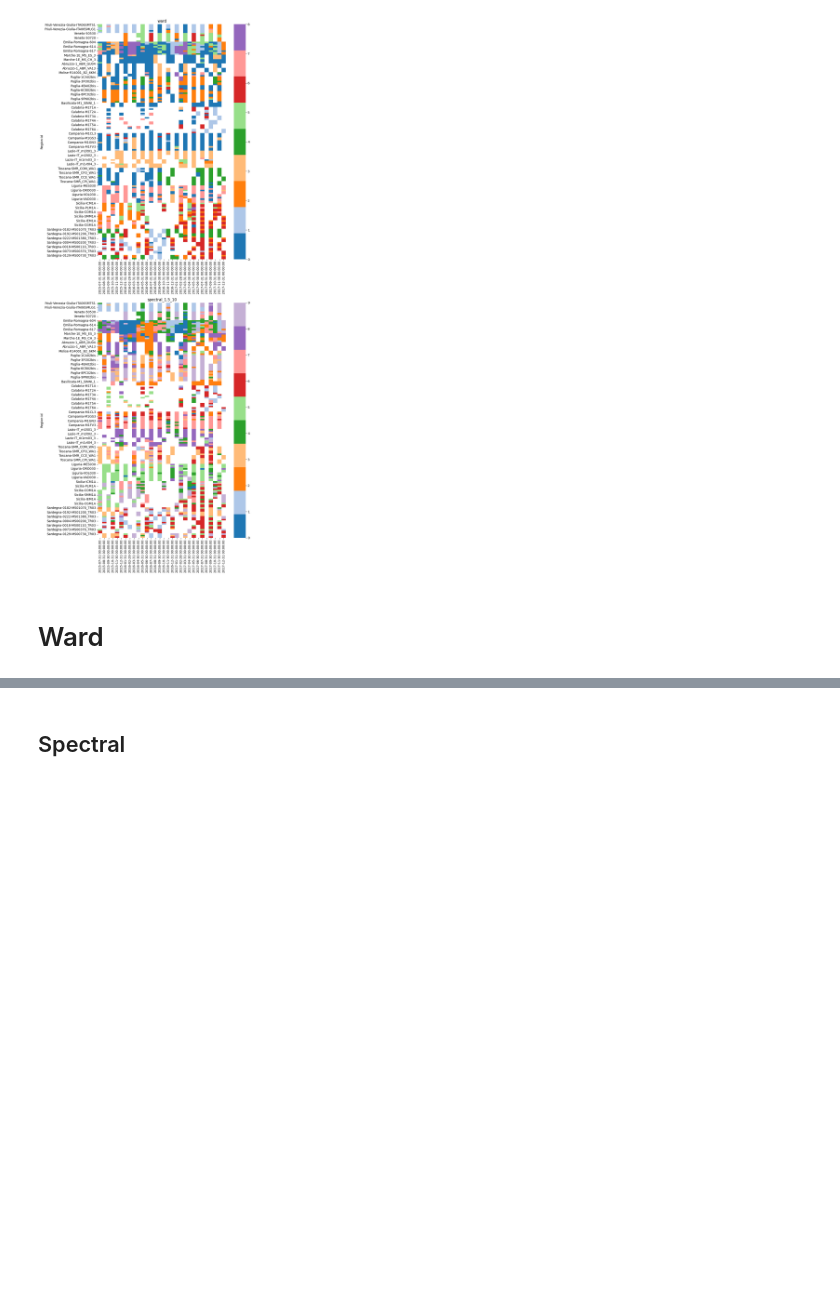
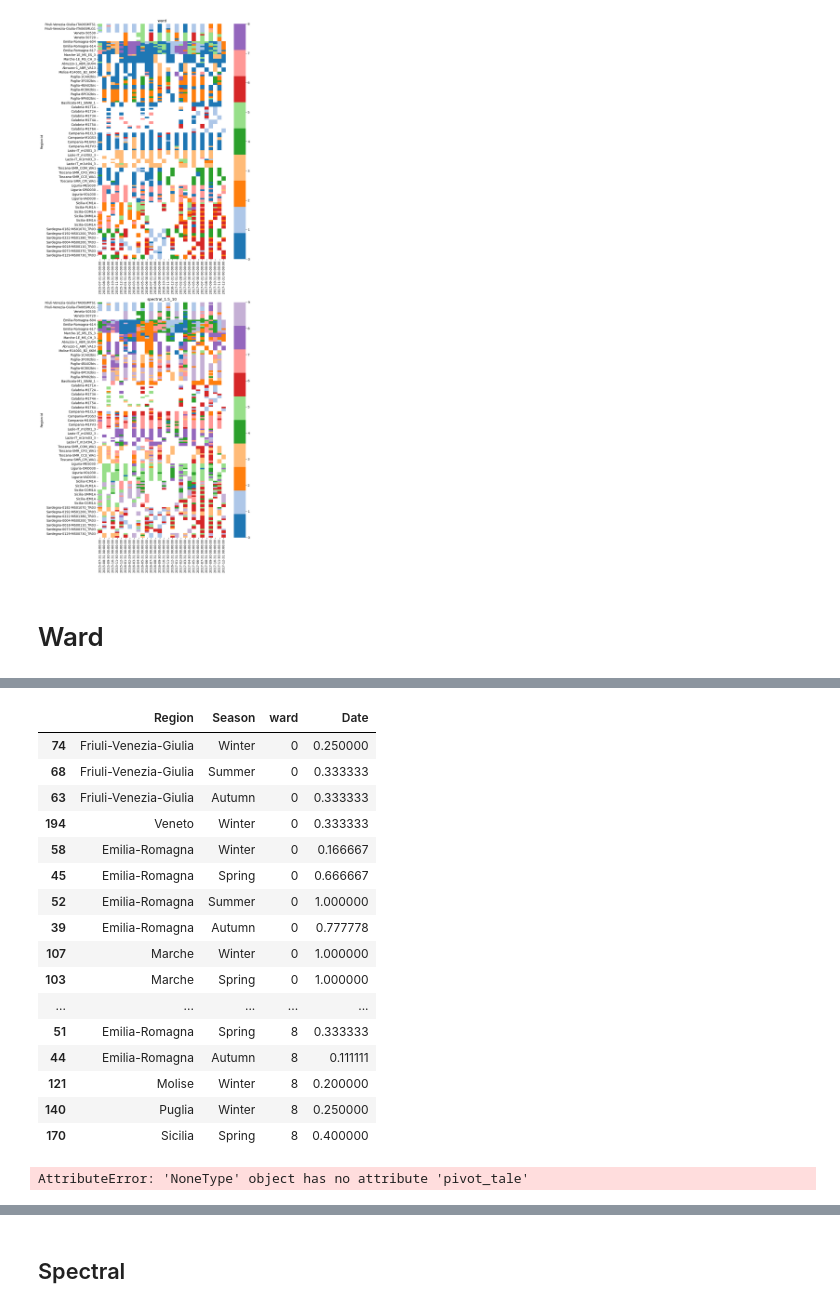
Before and after one commit to Alberto-Ghedin/ISPRA_20152017_Analysis, a Jupyter notebook: Clustering/clus_results_analysis.ipynb, the cells around one changed output, grey strips where cells are left out. Cells and saved outputs as stored; diff of their text form; code cells hidden in the pictures; blank space fills up the shorter version.

```diff
--- a/Clustering/clus_results_analysis.ipynb
+++ b/Clustering/clus_results_analysis.ipynb
@@ -57,0 +65,19 @@ cluster_index["Date"] = pd.to_datetime(cluster_index["Date"])
+# %%
+from sklearn.cluster import AgglomerativeClustering
+from scipy.cluster.hierarchy import fcluster
+def build_linkage_matrix(model) -> np.ndarray :
+    # create the counts of samples under each node
+    counts = np.zeros(model.children_.shape[0])
+    n_samples = len(model.labels_)
+    for i, merge in enumerate(model.children_):
+        current_count = 0
+        for child_idx in merge:
+            if child_idx < n_samples:
+                current_count += 1  # leaf node
+            else:
+                current_count += counts[child_idx - n_samples]
+        counts[i] = current_count
+
+    return np.column_stack(
+        [model.children_, model.distances_, counts]
+    ).astype(float)
@@ -76,0 +184,4 @@ plt.tight_layout()
+# %%
+methdo = "ward"
+n_samples_region_season = phyto_abund_simplified.groupby(["Region", "Season", "id"], observed=True)["Date"].nunique().reset_index().groupby(["Region", "Season"], observed=True)["Date"].sum()
+n_samples_cluster_region_season = phyto_abund_simplified.groupby(["ward", "Region", "Season", "id"], observed=True)["Date"].nunique().reset_index().groupby(["ward", "Region", "Season"], observed=True)["Date"].sum()
@@ -77,3 +190,25 @@ plt.tight_layout()
+# %%
+with(pd.option_context("display.max_rows", None)):
+    display(n_samples_cluster_region_season.div(n_samples_region_season).reset_index().sort_values(["ward", "Region", "Season"])).pivot_tale(index = "ward", columns = ["Rwgion", "Season"])
+# %% [output]
+|  | Region | Season | ward | Date |
+| 74 | Friuli-Venezia-Giulia | Winter | 0 | 0.250000 |
+| 68 | Friuli-Venezia-Giulia | Summer | 0 | 0.333333 |
+| 63 | Friuli-Venezia-Giulia | Autumn | 0 | 0.333333 |
+| 194 | Veneto | Winter | 0 | 0.333333 |
+| 58 | Emilia-Romagna | Winter | 0 | 0.166667 |
+| 45 | Emilia-Romagna | Spring | 0 | 0.666667 |
+| 52 | Emilia-Romagna | Summer | 0 | 1.000000 |
+| 39 | Emilia-Romagna | Autumn | 0 | 0.777778 |
+| 107 | Marche | Winter | 0 | 1.000000 |
+| 103 | Marche | Spring | 0 | 1.000000 |
+| ... | ... | ... | ... | ... |
+| 51 | Emilia-Romagna | Spring | 8 | 0.333333 |
+| 44 | Emilia-Romagna | Autumn | 8 | 0.111111 |
+| 121 | Molise | Winter | 8 | 0.200000 |
+| 140 | Puglia | Winter | 8 | 0.250000 |
+| 170 | Sicilia | Spring | 8 | 0.400000 |
+AttributeError: 'NoneType' object has no attribute 'pivot_tale'
 # %%
 fig, ax = plt.subplots(1,1, figsize=(15, 8))
 sns.boxplot(
```
Also changed, not shown: parts of 17 cells of this notebook, 3 other files.
